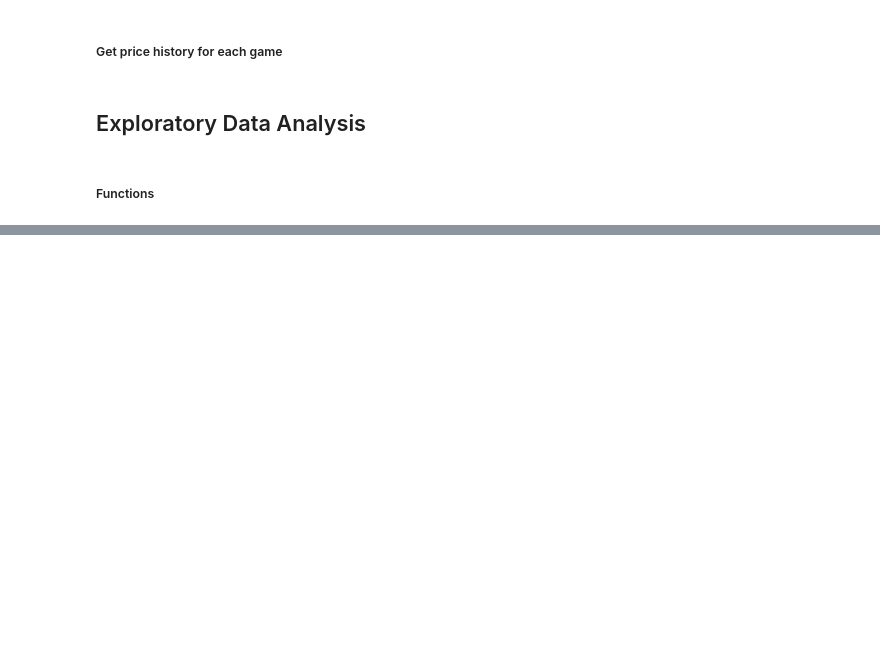
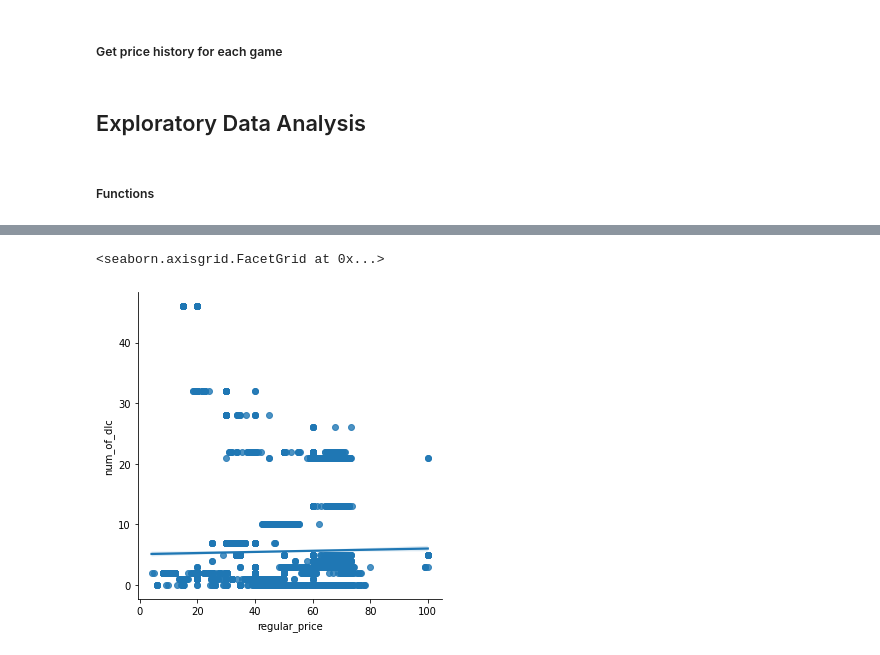
Before and after one commit to elad12390/DataScienceFinalProject, a Jupyter notebook: project.ipynb, the cells around one changed output, grey strips where cells are left out. Saved outputs shown, nothing was run; the diff lists cells and outputs as text; code cells hidden in the pictures; blank space fills up the shorter version.

```diff
--- a/project.ipynb
+++ b/project.ipynb
@@ -502,0 +555,5 @@ plot_shop(cleaned_games_with_history)
+# %%
+plot_scatter(cleaned_games_with_history, 'regular_price', 'num_of_dlc')
+# %% [output]
+<seaborn.axisgrid.FacetGrid at 0x...>
+[figure, added]
```
Also changed, not shown: parts of 11 cells of this notebook, 4 other files.
